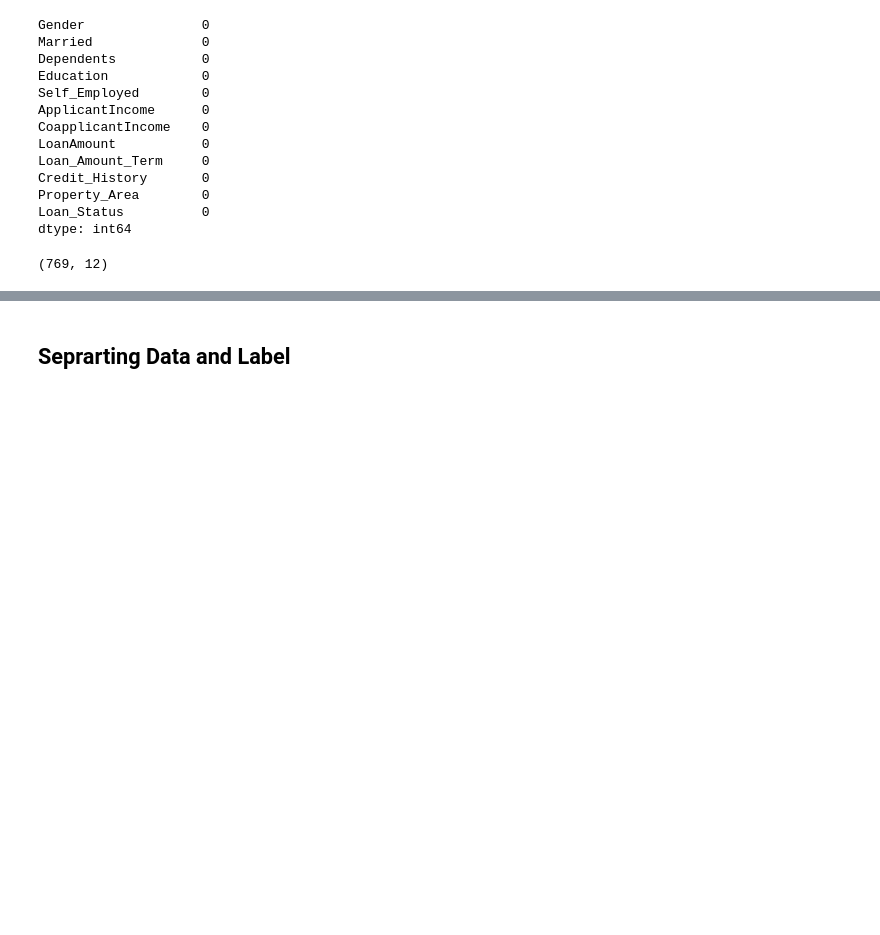
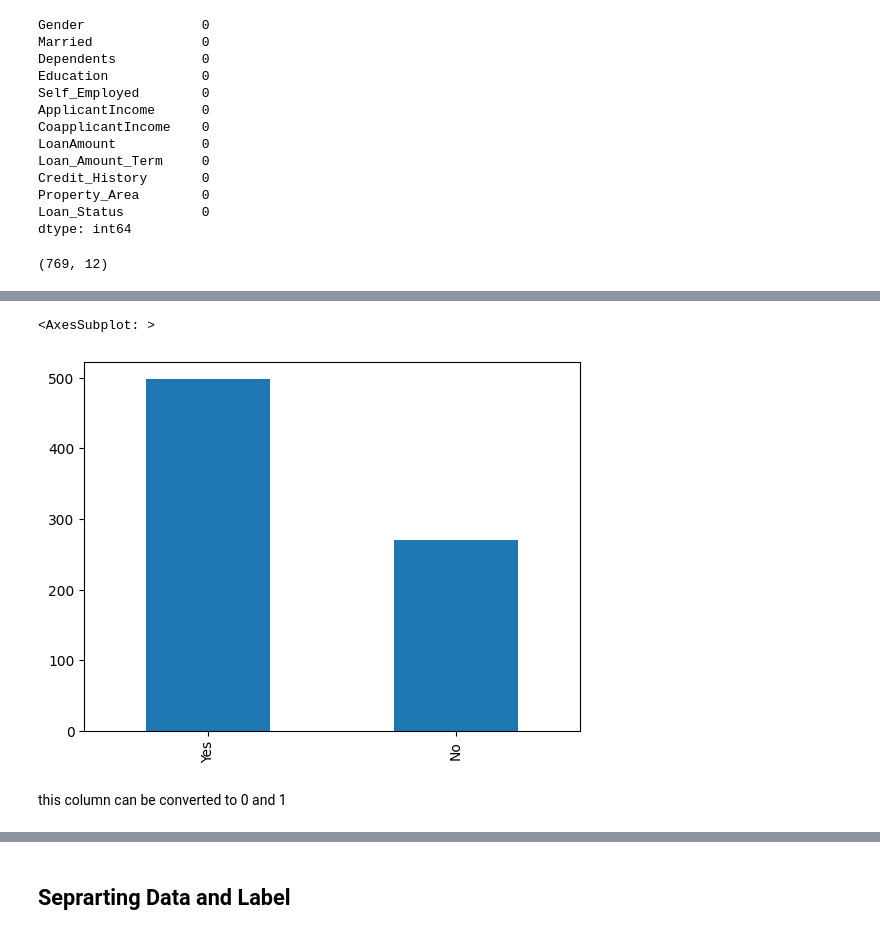
Before and after one commit to AnkitGaur2811/The-pred-center, a Jupyter notebook: MachineModels/Loan Status Prediction/Loan_status_prediction.ipynb, the cells around one changed output, grey strips where cells are left out. Drawn from its saved outputs; the diff is of its cells as text; code cells hidden in the pictures; blank space fills up the shorter version.

```diff
--- a/MachineModels/Loan Status Prediction/Loan_status_prediction.ipynb
+++ b/MachineModels/Loan Status Prediction/Loan_status_prediction.ipynb
@@ -179,0 +218,7 @@ loan_data.shape
+# %%
+loan_data['Married'].value_counts().plot(kind = "bar")
+# %% [output]
+<AxesSubplot: >
+[figure, added]
+# %% [markdown]
+this column can be converted to 0 and 1
```
Also changed, not shown: parts of 51 cells of this notebook.
